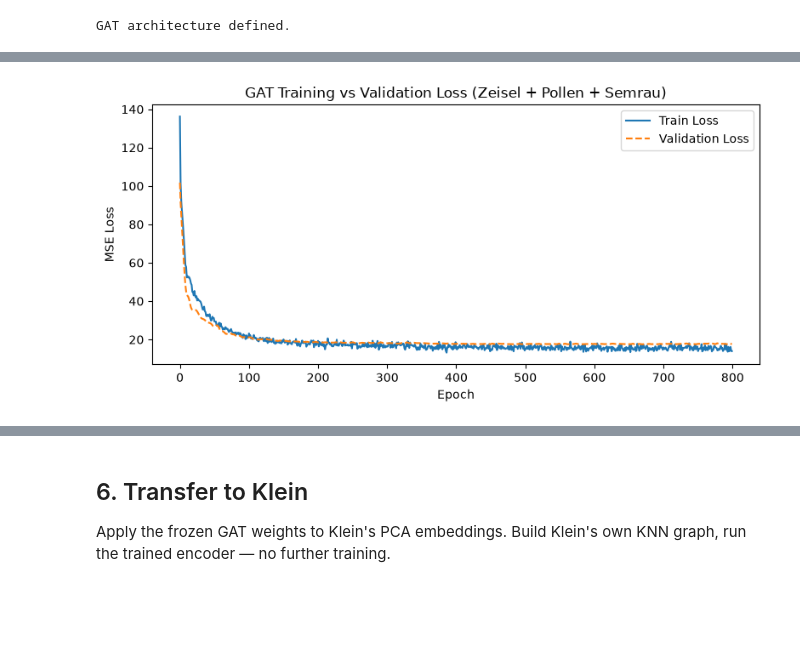
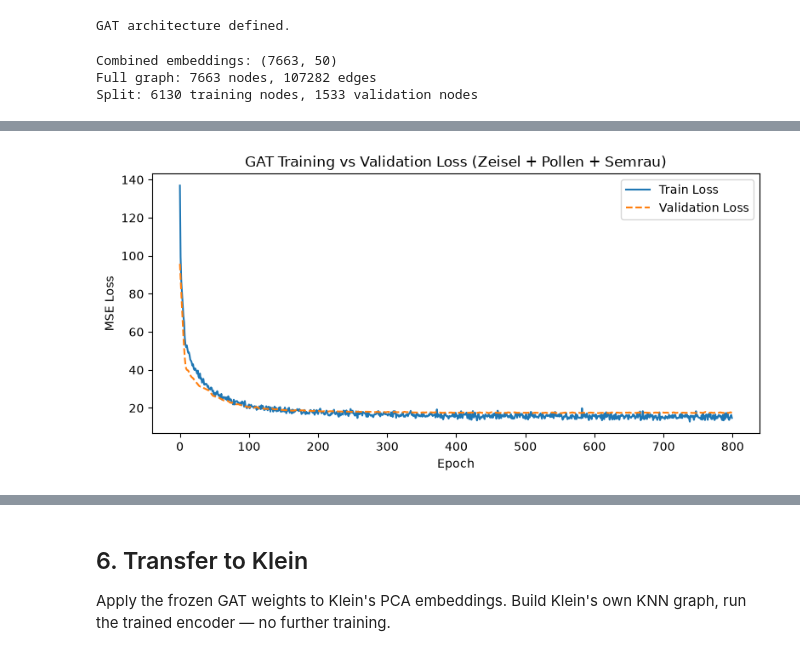
Before and after one commit to HershBud/GAT-gene-clustering, a Jupyter notebook: project-main.ipynb, the cells around one changed output, grey strips where cells are left out. Saved outputs shown, nothing was run; the diff lists cells and outputs as text; code cells hidden in the pictures; blank space fills up the shorter version.

Commit message:
Added visualizations to match paper

```diff
--- a/project-main.ipynb
+++ b/project-main.ipynb
@@ -483,6 +494,29 @@ def build_knn_graph(embeddings, k=15):
 print("GAT architecture defined.")
 # %% [output]
 GAT architecture defined.
+# %%
+# Combine training PCA embeddings into one graph
+train_pca_combined = np.vstack([zeisel_pca, pollen_pca, semrau_pca])
+print(f"Combined embeddings: {train_pca_combined.shape}")
+
+# Build KNN graph on combined training data
+edge_index = build_knn_graph(train_pca_combined, k=15)
+x_all = torch.tensor(np.ascontiguousarray(train_pca_combined), dtype=torch.float32)
+print(f"Full graph: {x_all.shape[0]} nodes, {edge_index.shape[1]} edges")
+
+# Create Train/Val Split Indices (80% Train, 20% Val)
+np.random.seed(random_state) # For reproducibility
+num_nodes = x_all.shape[0]
+indices = np.random.permutation(num_nodes)
+split_point = int(num_nodes * 0.8)
+
+train_idx = torch.tensor(indices[:split_point], dtype=torch.long)
+val_idx = torch.tensor(indices[split_point:], dtype=torch.long)
+print(f"Split: {len(train_idx)} training nodes, {len(val_idx)} validation nodes")
+# %% [output]
+Combined embeddings: (7663, 50)
+Full graph: 7663 nodes, 107282 edges
+Split: 6130 training nodes, 1533 validation nodes
 # %%
 # ============================================================
 # Train GAT on combined training data with Validation Split (CPU)
@@ -505,7 +539,6 @@ split_point = int(num_nodes * 0.8)
 
 train_idx = torch.tensor(indices[:split_point], dtype=torch.long)
 val_idx = torch.tensor(indices[split_point:], dtype=torch.long)
-print(f"Split: {len(train_idx)} training nodes, {len(val_idx)} validation nodes")
 
 # Init model
 HIDDEN_DIM = 64
@@ -513,12 +546,16 @@ EMBED_DIM = 32
 EPOCHS = 800
 LR = 0.005
 
+# Saving dir
+MODEL_DIR = Path("models")
+MODEL_DIR.mkdir(parents=True, exist_ok=True)
+
 model = GATAutoencoder(in_dim=N_PCS, hidden_dim=HIDDEN_DIM, embed_dim=EMBED_DIM, heads=4, dropout_rate=0.2)
 optimizer = torch.optim.Adam(model.parameters(), lr=LR, weight_decay=1e-4)
 
 # Track best model parameters based on VALIDATION loss
 best_val_loss = float('inf')
-best_model_path = "best_gat_model.pth"
+best_model_path = MODEL_DIR / "best_gat_model.pth"
 
 train_losses = []
 val_losses = []
@@ -600,2 +637,2 @@ Full graph: 7663 nodes, 107282 edges
-[figure, old version]
+[figure, new version]
 Training complete. Model has 23,506 parameters.
```
Also changed, not shown: parts of 9 cells of this notebook, 1 other file.
